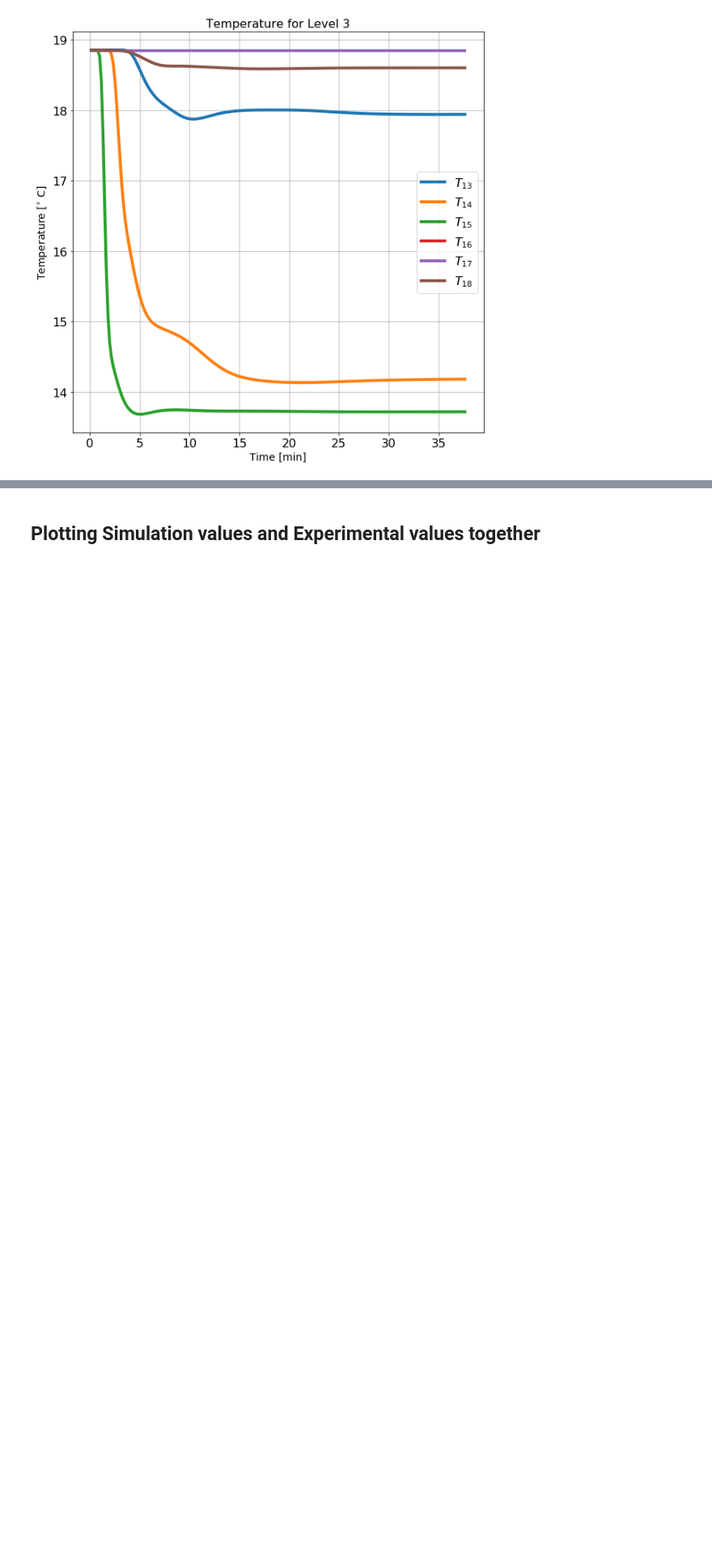
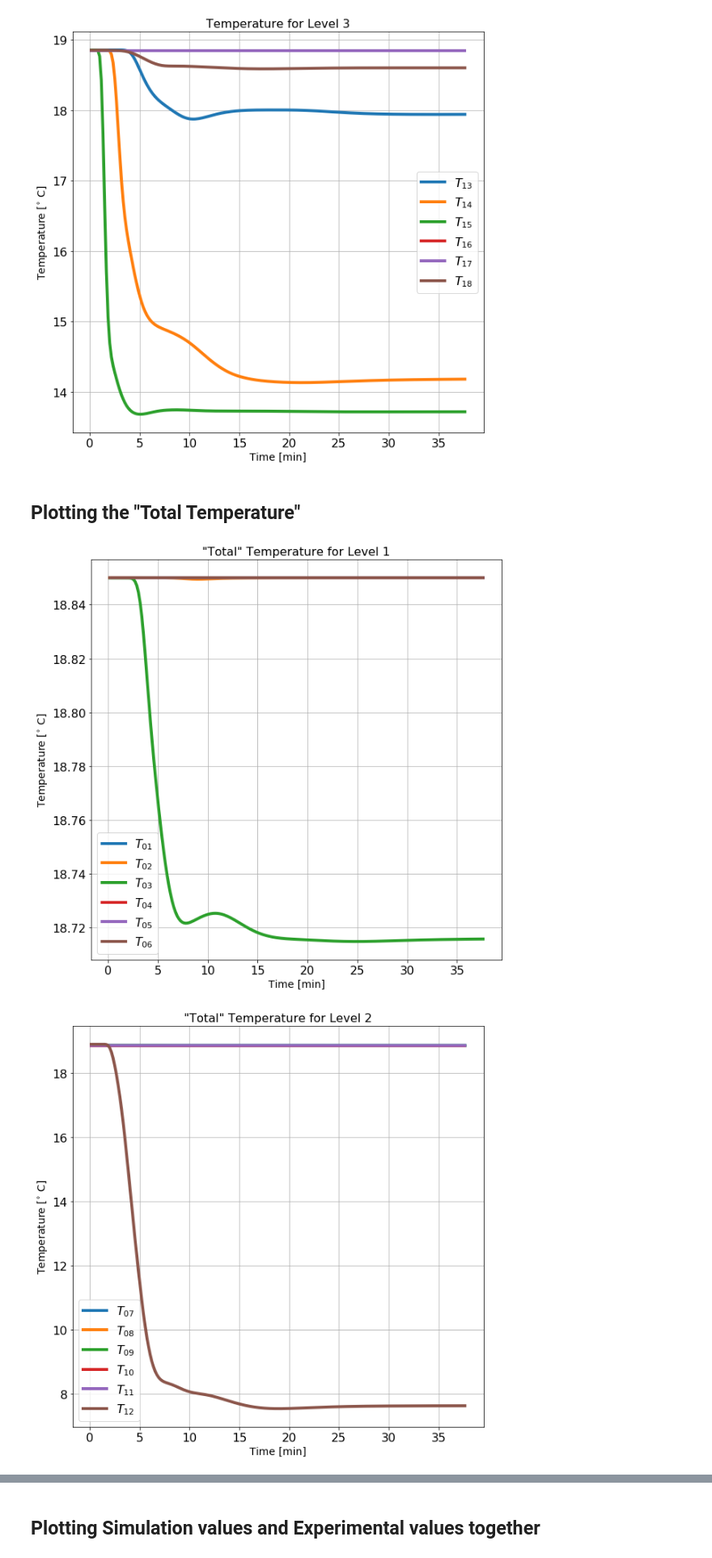
Before and after one commit to sercharpak/NFS_P3, a Jupyter notebook: NFS_P3_Comparison.ipynb, the cells around one changed output, grey strips where cells are left out. Shown at 81% size. Drawn from its saved outputs; the diff is of its cells as text; code cells hidden in the pictures; blank space fills up the shorter version.

Commit message:
plotted the total temperature. Looks the same as the other regular temperature

```diff
--- a/NFS_P3_Comparison.ipynb
+++ b/NFS_P3_Comparison.ipynb
@@ -277,3 +277,27 @@ for j in range(np.shape(levels)[0]):
 [figure]
 [figure]
 [figure]
+# %% [markdown]
+## Plotting the "Total Temperature"
+# %%
+temperature_shif = 273.15
+# %%
+x_values_sim = temperature_total_data_sim['Time [min]']
+for j in range(np.shape(levels)[0]):
+    detectors_level = levels[j]
+    fig = plt.figure(figsize=(10,10))
+    for i in detectors_level:
+        header = temperature_total_data_sim.columns[i]
+        temperature_values = temperature_total_data_sim[header] - temperature_shif
+        header = r'$T_{'+header[5:]+'}$'
+        plt.plot(x_values_sim, temperature_values, label=r''+header, linewidth =4)
+    plt.ylabel(r'Temperature [$^{\circ}$ C]',fontsize='14')
+    plt.xlabel(r'Time [min]',fontsize='14')
+    plt.tick_params(labelsize=16)
+    plt.legend(fontsize='16')
+    plt.grid()
+    #plt.ylim(19.4,21.2)
+    plt.title(r'"Total" Temperature for Level '+str(j+1), fontsize='16')
+# %% [output]
+[figure, added]
+[figure, added]
```
Also changed, not shown: parts of 1 cell of this notebook.
